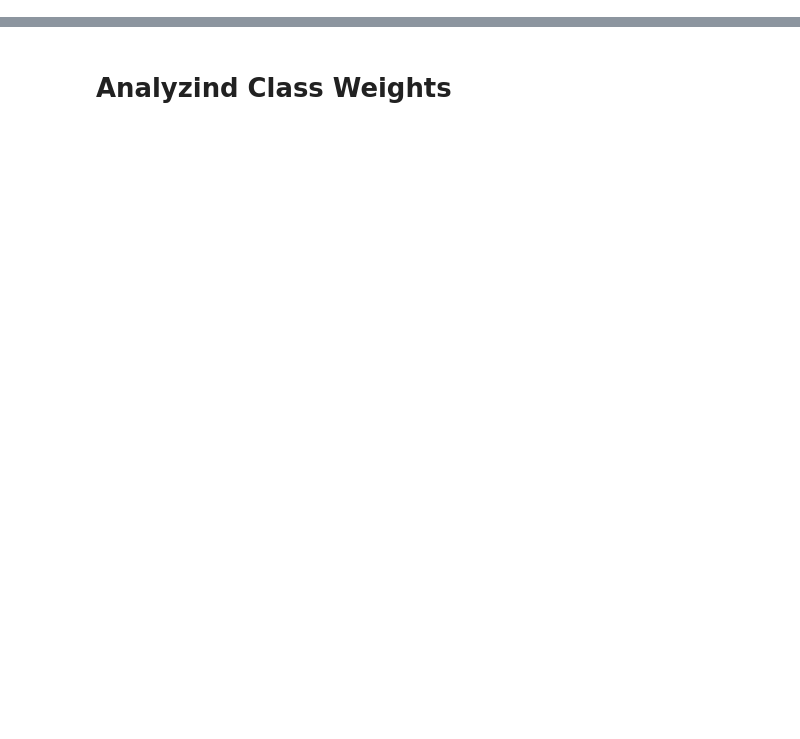
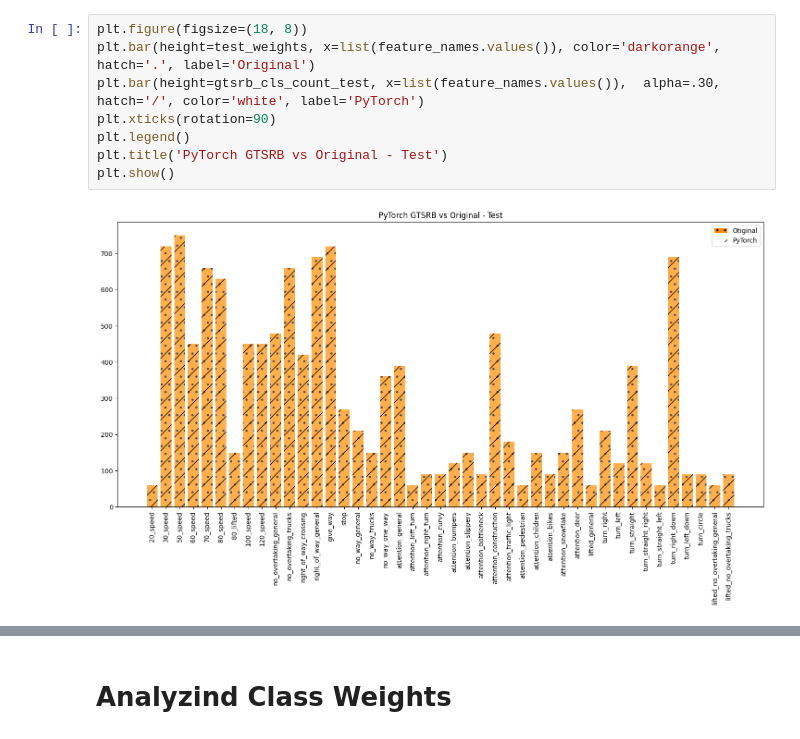
Before and after one commit to ahmadhatahet/runtime-monitoring, a Jupyter notebook: experiments/GTSRB/GTSRB_SAVE_BalancedAugmented.ipynb, the cells around one changed output, grey strips where cells are left out. Saved outputs shown, nothing was run; the diff lists cells and outputs as text; blank space fills up the shorter version.

```diff
--- a/experiments/GTSRB/GTSRB_SAVE_BalancedAugmented.ipynb
+++ b/experiments/GTSRB/GTSRB_SAVE_BalancedAugmented.ipynb
@@ -109,0 +167,10 @@ plt.show()
+# %%
+plt.figure(figsize=(18, 8))
+plt.bar(height=test_weights, x=list(feature_names.values()), color='darkorange', hatch='.', label='Original')
+plt.bar(height=gtsrb_cls_count_test, x=list(feature_names.values()),  alpha=.30, hatch='/', color='white', label='PyTorch')
+plt.xticks(rotation=90)
+plt.legend()
+plt.title('PyTorch GTSRB vs Original - Test')
+plt.show()
+# %% [output]
+[figure, added]
```
Also changed, not shown: parts of 65 cells of this notebook.
